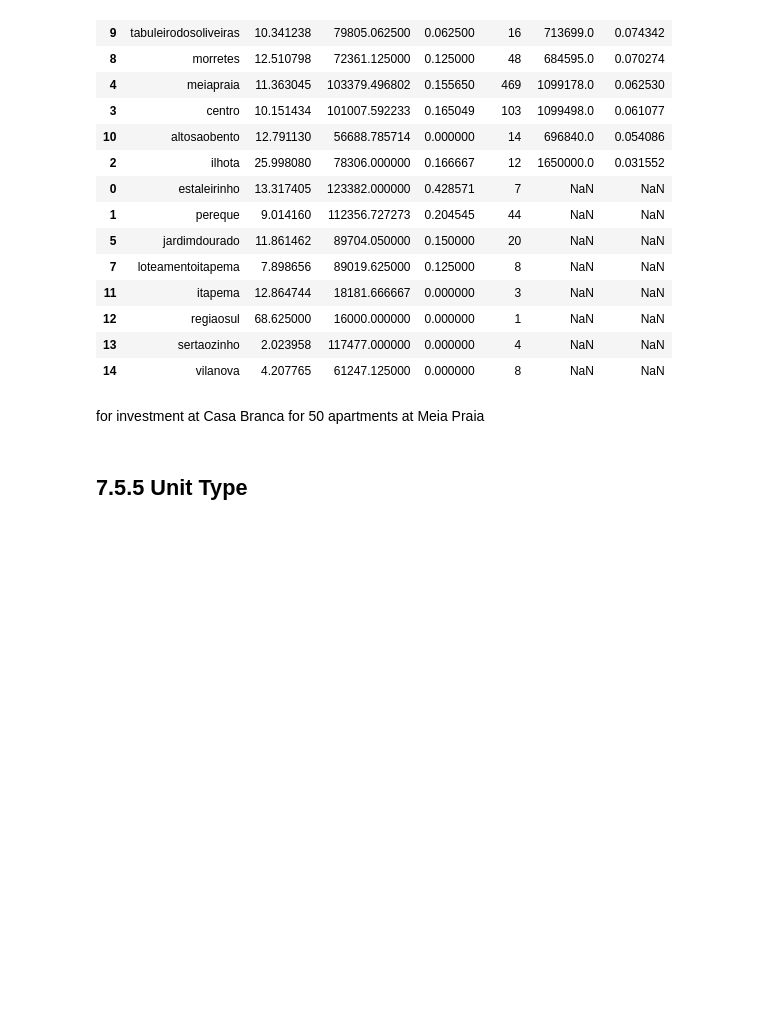
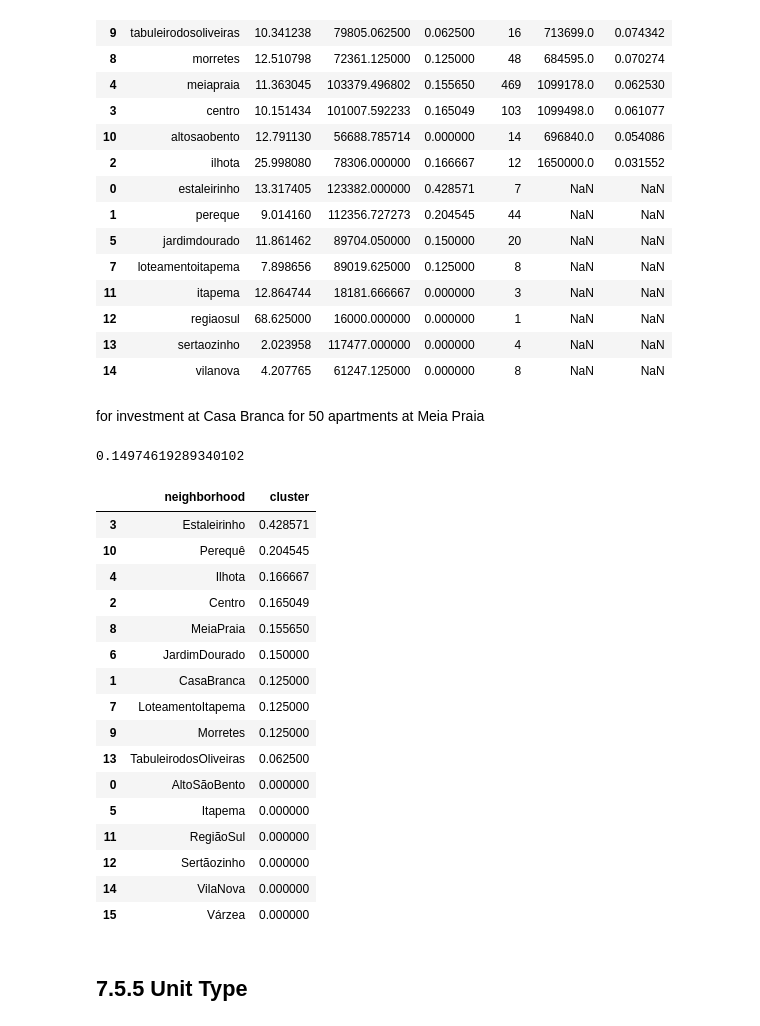
Before and after one commit to Samoelmoura/seazone_code_challenge, a Jupyter notebook: notebooks/notebook.ipynb, the cells around one changed output. Cells and saved outputs as stored; diff of their text form; code cells hidden in the pictures; blank space fills up the shorter version.

```diff
--- a/notebooks/notebook.ipynb
+++ b/notebooks/notebook.ipynb
@@ -1462,6 +1462,30 @@ temp
 # %% [markdown]
 for investment at Casa Branca
 for 50 apartments at Meia Praia
+# %%
+df_ref['cluster'].mean()
+# %% [output]
+0.14974619289340102
+# %%
+df_ref.groupby('neighborhood').agg({'cluster':'mean'}).reset_index().sort_values('cluster', ascending=False)
+# %% [output]
+|  | neighborhood | cluster |
+| 3 | Estaleirinho | 0.428571 |
+| 10 | Perequê | 0.204545 |
+| 4 | Ilhota | 0.166667 |
+| 2 | Centro | 0.165049 |
+| 8 | MeiaPraia | 0.155650 |
+| 6 | JardimDourado | 0.150000 |
+| 1 | CasaBranca | 0.125000 |
+| 7 | LoteamentoItapema | 0.125000 |
+| 9 | Morretes | 0.125000 |
+| 13 | TabuleirodosOliveiras | 0.062500 |
+| 0 | AltoSãoBento | 0.000000 |
+| 5 | Itapema | 0.000000 |
+| 11 | RegiãoSul | 0.000000 |
+| 12 | Sertãozinho | 0.000000 |
+| 14 | VilaNova | 0.000000 |
+| 15 | Várzea | 0.000000 |
 # %% [markdown]
 ## 7.5.5 Unit Type
 # %%
```
Also changed, not shown: parts of 9 cells of this notebook, 3 other files.
